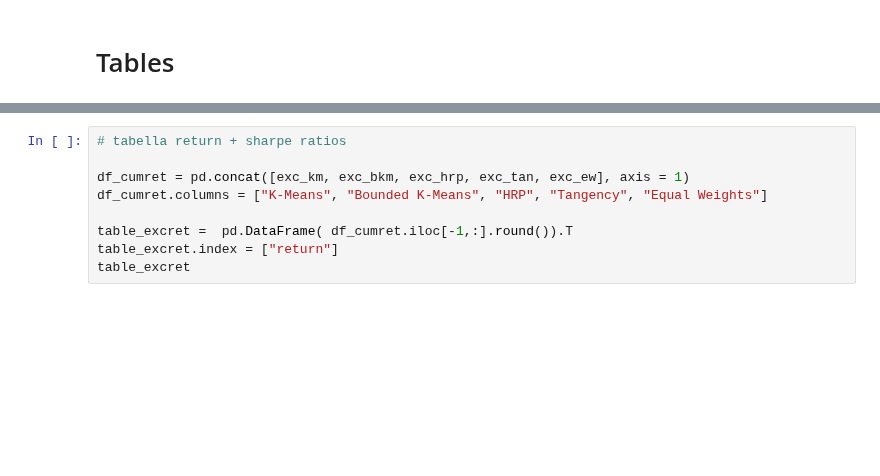
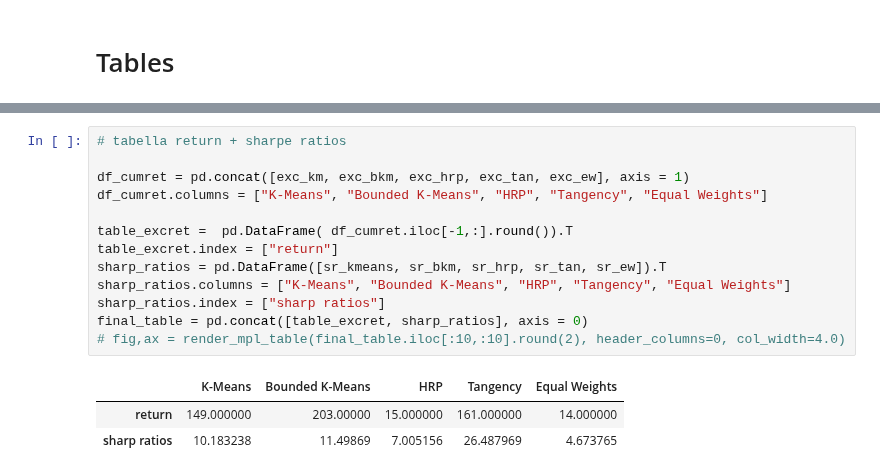
Before and after one commit to GiadaV/PROGETTO-PYTHON, a Jupyter notebook: progetto_finance.ipynb, the cells around one changed output, grey strips where cells are left out. Cells and saved outputs as stored; diff of their text form; blank space fills up the shorter version.

```diff
--- a/progetto_finance.ipynb
+++ b/progetto_finance.ipynb
@@ -875,9 +960,17 @@ fig.savefig("table_tan_rolling.png")
 # %%
 # tabella return + sharpe ratios
 
 df_cumret = pd.concat([exc_km, exc_bkm, exc_hrp, exc_tan, exc_ew], axis = 1)
 df_cumret.columns = ["K-Means", "Bounded K-Means", "HRP", "Tangency", "Equal Weights"]
 
 table_excret =  pd.DataFrame( df_cumret.iloc[-1,:].round()).T
 table_excret.index = ["return"]
-table_excret
+sharp_ratios = pd.DataFrame([sr_kmeans, sr_bkm, sr_hrp, sr_tan, sr_ew]).T
+sharp_ratios.columns = ["K-Means", "Bounded K-Means", "HRP", "Tangency", "Equal Weights"]
+sharp_ratios.index = ["sharp ratios"]
+final_table = pd.concat([table_excret, sharp_ratios], axis = 0)
+# fig,ax = render_mpl_table(final_table.iloc[:10,:10].round(2), header_columns=0, col_width=4.0)
+# %% [output]
+|  | K-Means | Bounded K-Means | HRP | Tangency | Equal Weights |
+| return | 149.000000 | 203.00000 | 15.000000 | 161.000000 | 14.000000 |
+| sharp ratios | 10.183238 | 11.49869 | 7.005156 | 26.487969 | 4.673765 |
```
Also changed, not shown: parts of 22 cells of this notebook.
